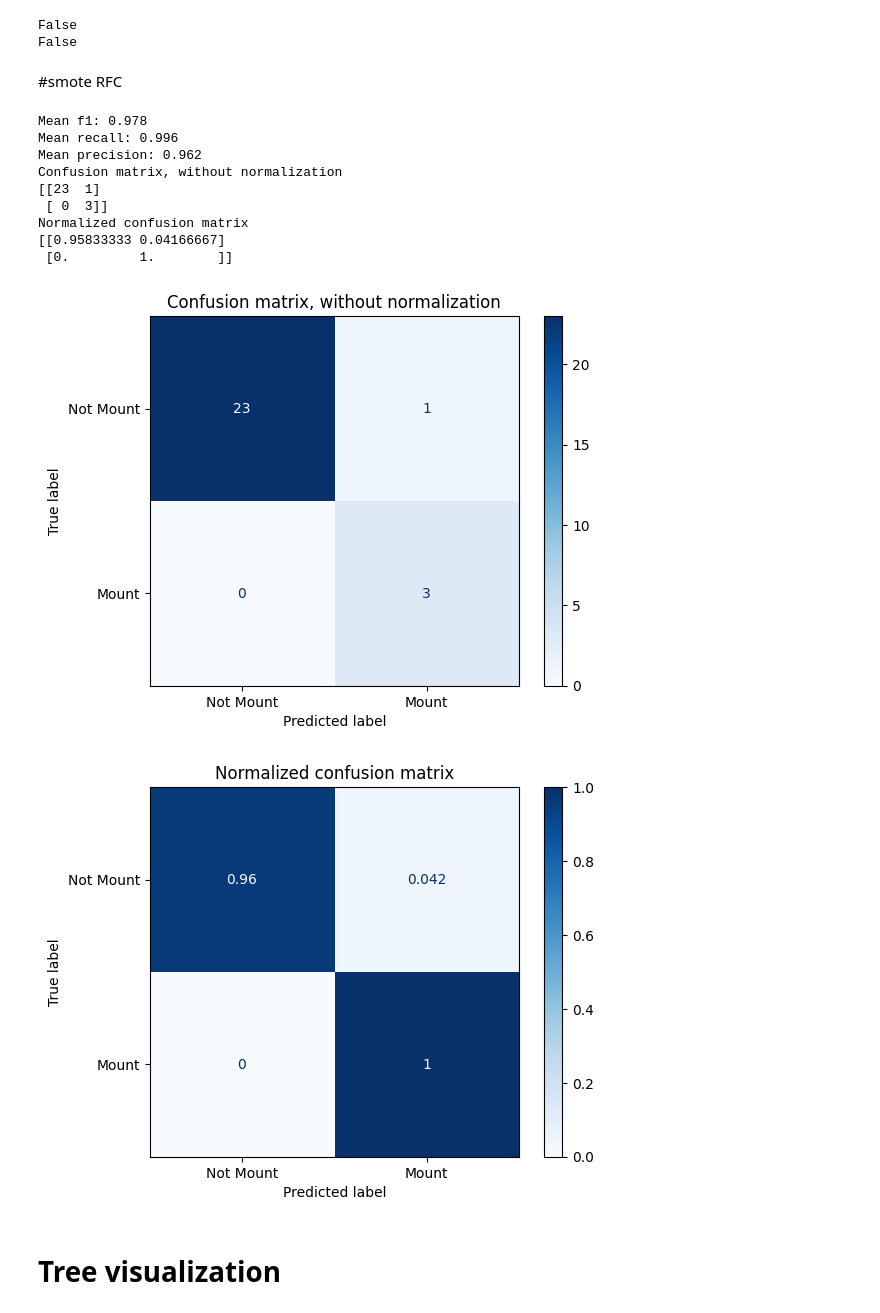
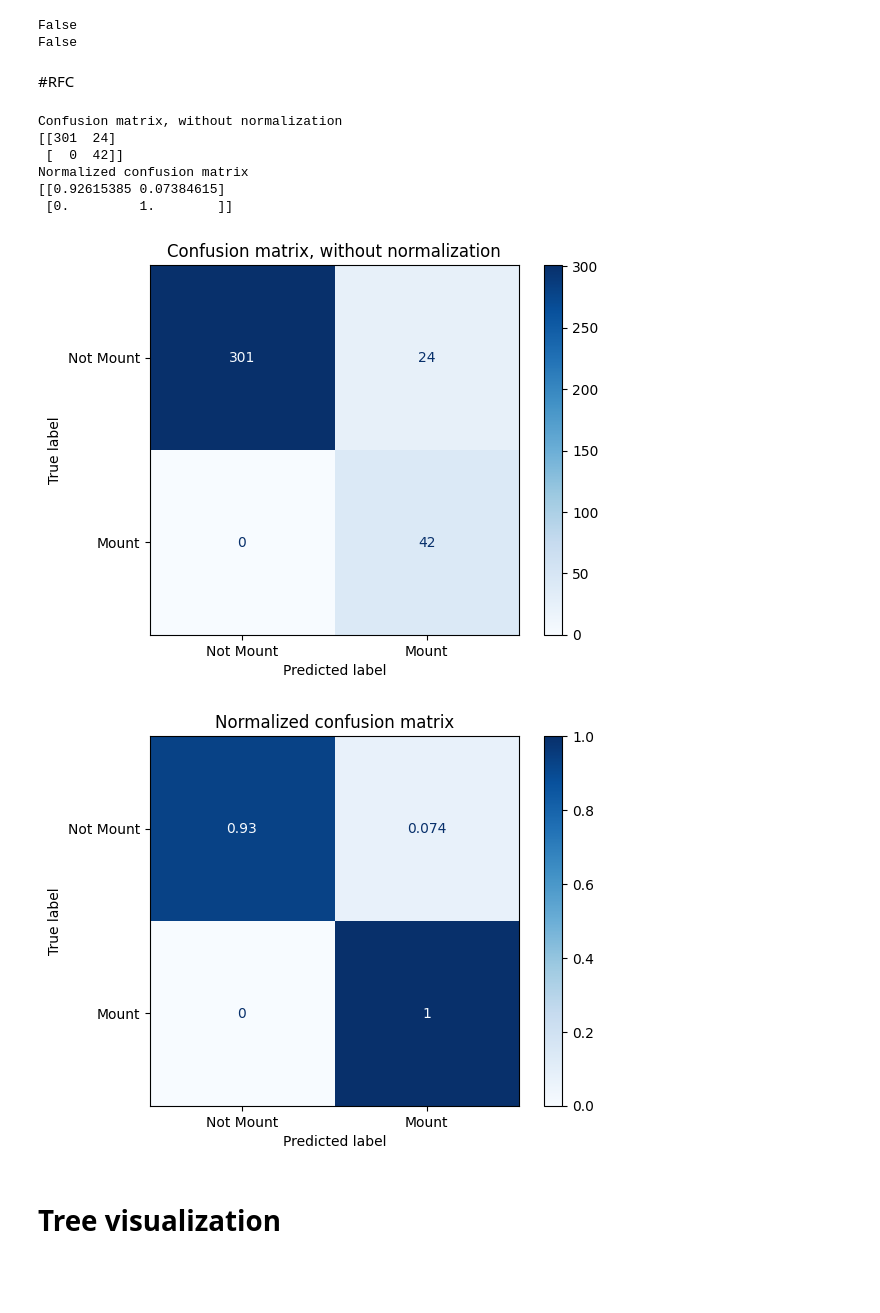
Before and after one commit to paulazoo/mouse-behavior-analysis, a Jupyter notebook: mount_random_forest_training.ipynb, the cells around one changed output. Saved outputs shown, nothing was run; the diff lists cells and outputs as text; code cells hidden in the pictures; blank space fills up the shorter version.

Commit message:
save smote rfc

```diff
--- a/mount_random_forest_training.ipynb
+++ b/mount_random_forest_training.ipynb
@@ -79,5 +76,8 @@ unlabeled_frames_df.to_excel(project_path + '/classifiers/unlabeled_training_fra
 # %%
-labeled_frames_df = pd.read_excel(project_path + '/classifiers/labeled_training_frames.xlsx')
+file_name = input('Enter the file name: ')
+print(f'You entered {file_name}')
+
+labeled_frames_df = pd.read_excel(project_path + '/classifiers/'+file_name+'.xlsx')
 
 print(labeled_frames_df)
 # %% [output]
@@ -101,5 +103,5 @@ print(labeled_frames_df)
 # %%
-frames_df = labeled_frames_df[100:].copy().reset_index(drop=True).copy()
+frames_df = labeled_frames_df[:].copy().reset_index(drop=True).copy()
 # %%
 import numpy as np
 import pickle
@@ -138,10 +140,10 @@ print(np.any(np.isinf(training_features)))
 False
 False
 # %%
-training_features[training_features < -1000] = -1000 # should all be positive though
-training_features[training_features > 1000] = 1000
+training_features[training_features < -10000] = -10000 # should all be positive though
+training_features[training_features > 10000] = 10000
 # %% [markdown]
-#smote RFC
+#RFC
 # %%
 #Importing essential libraries
 import matplotlib.pyplot as plt
@@ -159,57 +161,40 @@ oversample = SMOTE()
 over_X, over_y = oversample.fit_resample(training_features, training_labels)
 over_X_train, over_X_test, over_y_train, over_y_test = train_test_split(over_X, over_y, test_size=0.1, stratify=over_y)
 #Build SMOTE SRF model
-SMOTE_SRF = RandomForestClassifier(n_estimators=150, random_state=0)
-#Create Stratified K-fold cross validation
-cv = RepeatedStratifiedKFold(n_splits=10, n_repeats=3, random_state=1)
-scoring = ('f1', 'recall', 'precision')
-#Evaluate SMOTE SRF model
-scores = cross_validate(SMOTE_SRF, over_X, over_y, scoring=scoring, cv=cv)
-#Get average evaluation metrics
-print('Mean f1: %.3f' % mean(scores['test_f1']))
-print('Mean recall: %.3f' % mean(scores['test_recall']))
-print('Mean precision: %.3f' % mean(scores['test_precision']))
-
-#Randomly split dataset to test and train set, but now for prediction, so no SMOTE
-X_train, X_test, y_train, y_test = train_test_split(training_features, training_labels, test_size=0.1, stratify=training_labels)
+SMOTE_SRF = RandomForestClassifier(n_estimators=10, random_state=5)
 
 #Train SMOTE SRF
 SMOTE_SRF.fit(over_X_train, over_y_train)
-#SMOTE SRF prediction result
-y_pred = SMOTE_SRF.predict(X_test)
 
 # Plot non-normalized confusion matrix
 titles_options = [
     ("Confusion matrix, without normalization", None),
     ("Normalized confusion matrix", "true"),
 ]
 
 for title, normalize in titles_options:
     disp = ConfusionMatrixDisplay.from_estimator(
         SMOTE_SRF,
-        X_test,
-        y_test,
+        training_features,
+        training_labels,
         display_labels=['Not Mount', 'Mount'],
         cmap=plt.cm.Blues,
         normalize=normalize,
     )
     disp.ax_.set_title(title)
 
     print(title)
     print(disp.confusion_matrix)
 
 plt.show()
 # %% [output]
-Mean f1: 0.978
-Mean recall: 0.996
-Mean precision: 0.962
 Confusion matrix, without normalization
-[[23  1]
- [ 0  3]]
+[[301  24]
+ [  0  42]]
 Normalized confusion matrix
-[[0.95833333 0.04166667]
+[[0.92615385 0.07384615]
  [0.         1.        ]]
-[figure, old version]
+[figure, new version]
 [figure]
 # %% [markdown]
 # Tree visualization
```
Also changed, not shown: parts of 10 cells of this notebook, 2 other files.
